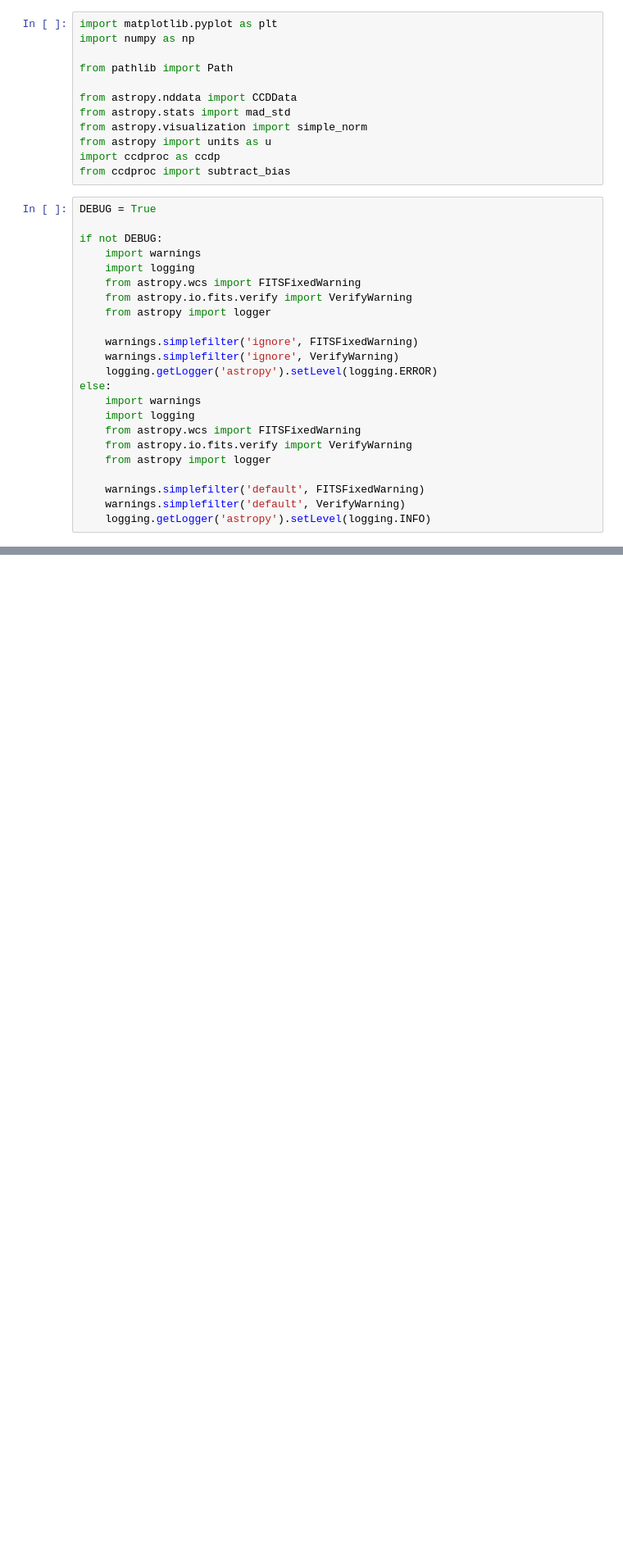
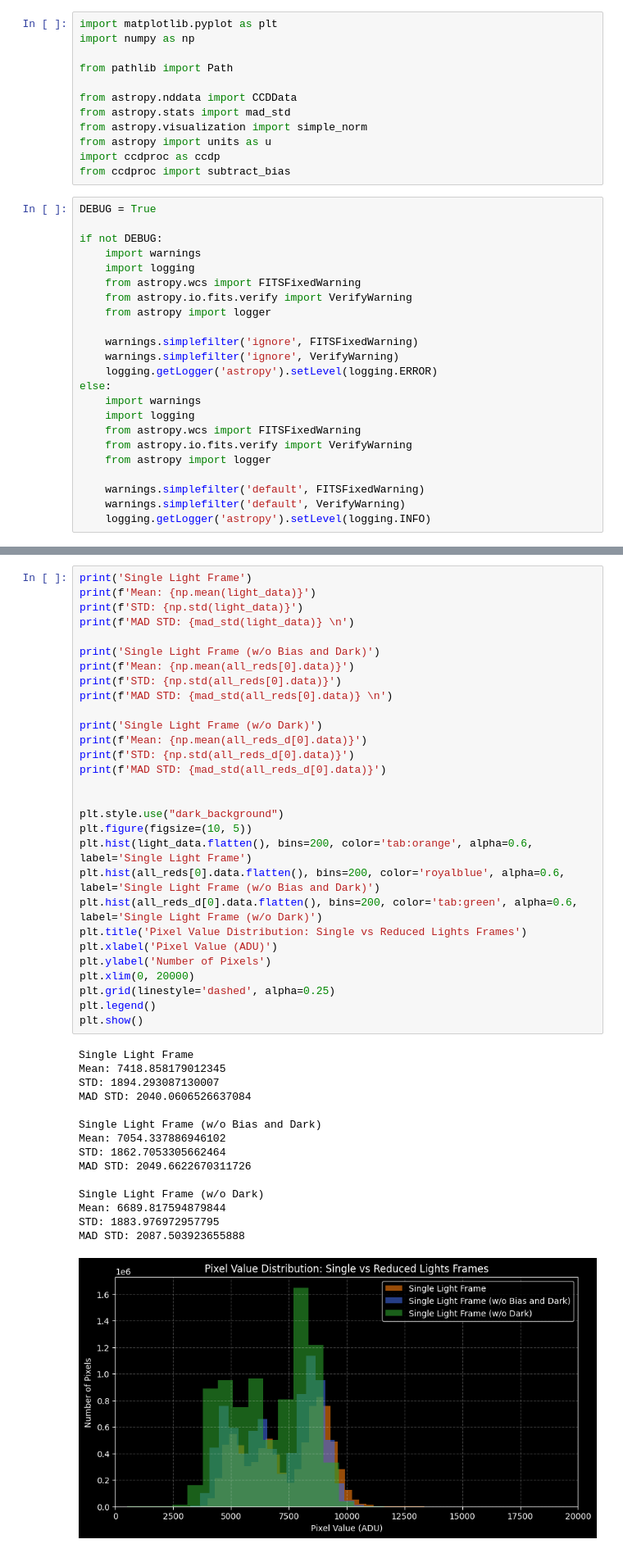
Before and after one commit to kybik0606/Digital-processing-of-astronomical-images-using-astronomical-libraries-for-Python, a Jupyter notebook: My-astro-project/notebooks/04-lights-images.ipynb, the cells around one changed output, grey strips where cells are left out. Shown at 82% size. Drawn from its saved outputs; the diff is of its cells as text; blank space fills up the shorter version.

```diff
--- a/My-astro-project/notebooks/04-lights-images.ipynb
+++ b/My-astro-project/notebooks/04-lights-images.ipynb
@@ -222,0 +245,45 @@ plt.hist(combined_light.data.flatten(), bins=100, color='blue', alpha=0.6)
+# %%
+print('Single Light Frame')
+print(f'Mean: {np.mean(light_data)}')
+print(f'STD: {np.std(light_data)}')
+print(f'MAD STD: {mad_std(light_data)} \n')
+
+print('Single Light Frame (w/o Bias and Dark)')
+print(f'Mean: {np.mean(all_reds[0].data)}')
+print(f'STD: {np.std(all_reds[0].data)}')
+print(f'MAD STD: {mad_std(all_reds[0].data)} \n')
+
+print('Single Light Frame (w/o Dark)')
+print(f'Mean: {np.mean(all_reds_d[0].data)}')
+print(f'STD: {np.std(all_reds_d[0].data)}')
+print(f'MAD STD: {mad_std(all_reds_d[0].data)}')
+
+
+plt.style.use("dark_background")
+plt.figure(figsize=(10, 5))
+plt.hist(light_data.flatten(), bins=200, color='tab:orange', alpha=0.6, label='Single Light Frame')
+plt.hist(all_reds[0].data.flatten(), bins=200, color='royalblue', alpha=0.6, label='Single Light Frame (w/o Bias and Dark)')
+plt.hist(all_reds_d[0].data.flatten(), bins=200, color='tab:green', alpha=0.6, label='Single Light Frame (w/o Dark)')
+plt.title('Pixel Value Distribution: Single vs Reduced Lights Frames')
+plt.xlabel('Pixel Value (ADU)')
+plt.ylabel('Number of Pixels')
+plt.xlim(0, 20000)
+plt.grid(linestyle='dashed', alpha=0.25)
+plt.legend()
+plt.show()
+# %% [output]
+Single Light Frame
+Mean: 7418.858179012345
+STD: 1894.293087130007
+MAD STD: 2040.0606526637084
+
+Single Light Frame (w/o Bias and Dark)
+Mean: 7054.337886946102
+STD: 1862.7053305662464
+MAD STD: 2049.6622670311726
+
+Single Light Frame (w/o Dark)
+Mean: 6689.817594879844
+STD: 1883.976972957795
+MAD STD: 2087.503923655888
+[figure, added]
```
Also changed, not shown: parts of 16 cells of this notebook, 2 other files.
